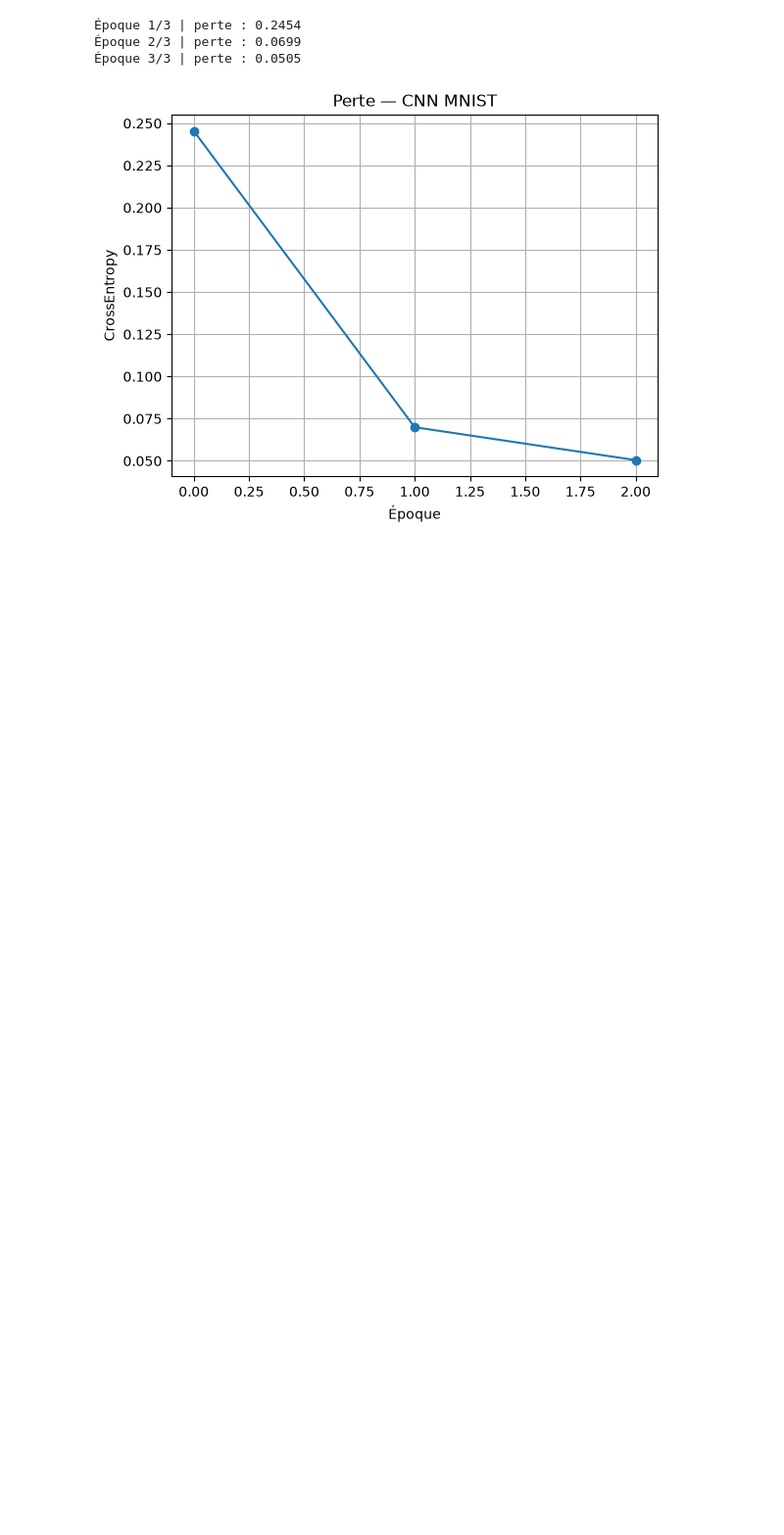
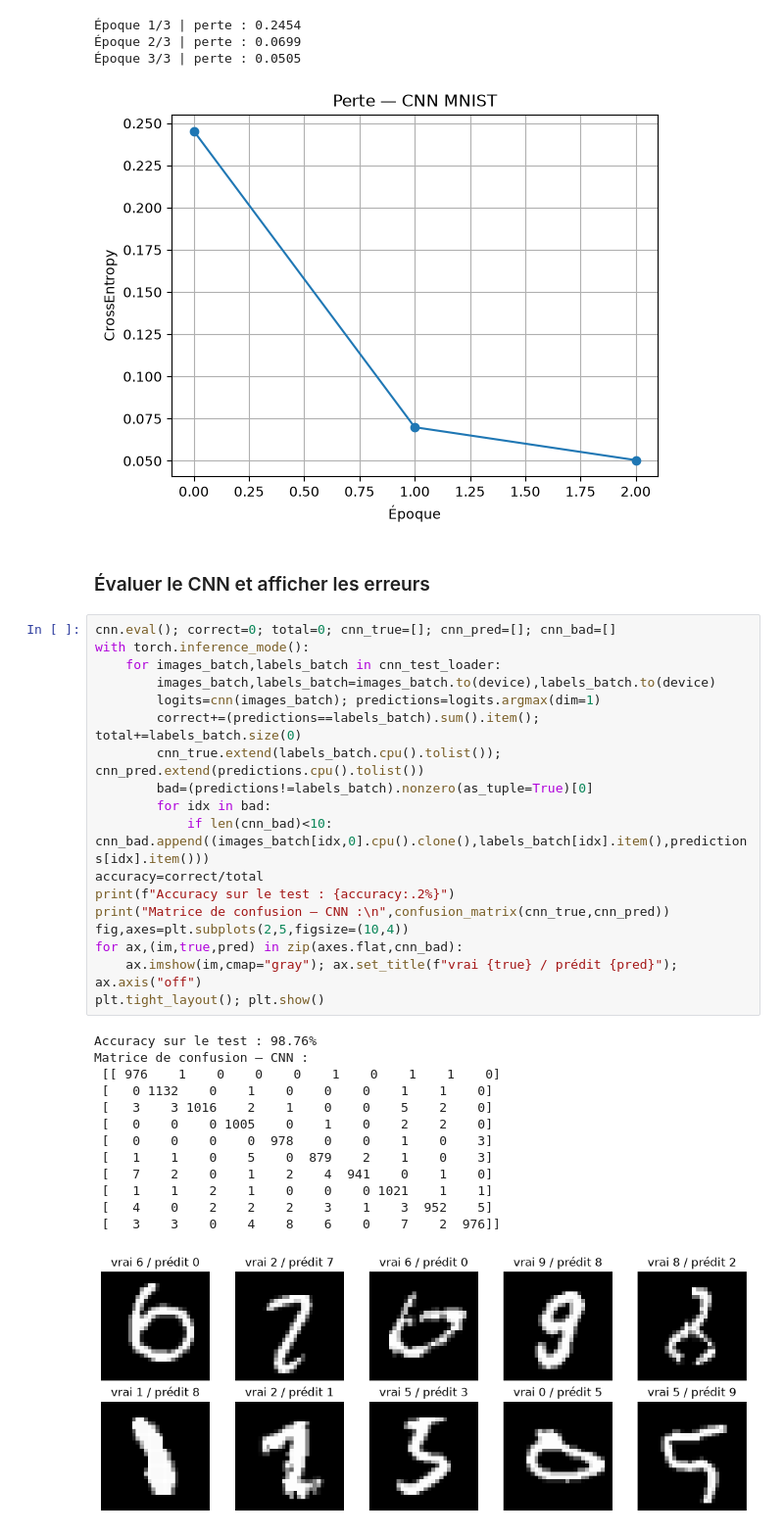
Before and after one commit to Hiba-Benyassine/Activit--Pratique-N-1--Mise-en-oeuvre-du-Framework-PyTorch-1, a Jupyter notebook: Activité pratique Bases de Pytorch.ipynb, the cells around one changed output. Shown at 98% size. Drawn from its saved outputs; the diff is of its cells as text; blank space fills up the shorter version.

Commit message:
Exercice 4: evaluate CNN and show errors

```diff
--- a/Activité pratique Bases de Pytorch.ipynb
+++ b/Activité pratique Bases de Pytorch.ipynb
@@ -714,3 +714,37 @@ plt.plot(cnn_loss_history,marker="o"); plt.xlabel("Époque"); plt.ylabel("CrossE
 Époque 2/3 | perte : 0.0699
 Époque 3/3 | perte : 0.0505
 [figure]
+# %% [markdown]
+### Évaluer le CNN et afficher les erreurs
+# %%
+cnn.eval(); correct=0; total=0; cnn_true=[]; cnn_pred=[]; cnn_bad=[]
+with torch.inference_mode():
+    for images_batch,labels_batch in cnn_test_loader:
+        images_batch,labels_batch=images_batch.to(device),labels_batch.to(device)
+        logits=cnn(images_batch); predictions=logits.argmax(dim=1)
+        correct+=(predictions==labels_batch).sum().item(); total+=labels_batch.size(0)
+        cnn_true.extend(labels_batch.cpu().tolist()); cnn_pred.extend(predictions.cpu().tolist())
+        bad=(predictions!=labels_batch).nonzero(as_tuple=True)[0]
+        for idx in bad:
+            if len(cnn_bad)<10: cnn_bad.append((images_batch[idx,0].cpu().clone(),labels_batch[idx].item(),predictions[idx].item()))
+accuracy=correct/total
+print(f"Accuracy sur le test : {accuracy:.2%}")
+print("Matrice de confusion — CNN :\n",confusion_matrix(cnn_true,cnn_pred))
+fig,axes=plt.subplots(2,5,figsize=(10,4))
+for ax,(im,true,pred) in zip(axes.flat,cnn_bad):
+    ax.imshow(im,cmap="gray"); ax.set_title(f"vrai {true} / prédit {pred}"); ax.axis("off")
+plt.tight_layout(); plt.show()
+# %% [output]
+Accuracy sur le test : 98.76%
+Matrice de confusion — CNN :
+ [[ 976    1    0    0    0    1    0    1    1    0]
+ [   0 1132    0    1    0    0    0    1    1    0]
+ [   3    3 1016    2    1    0    0    5    2    0]
+ [   0    0    0 1005    0    1    0    2    2    0]
+ [   0    0    0    0  978    0    0    1    0    3]
+ [   1    1    0    5    0  879    2    1    0    3]
+ [   7    2    0    1    2    4  941    0    1    0]
+ [   1    1    2    1    0    0    0 1021    1    1]
+ [   4    0    2    2    2    3    1    3  952    5]
+ [   3    3    0    4    8    6    0    7    2  976]]
+[figure, added]
```
